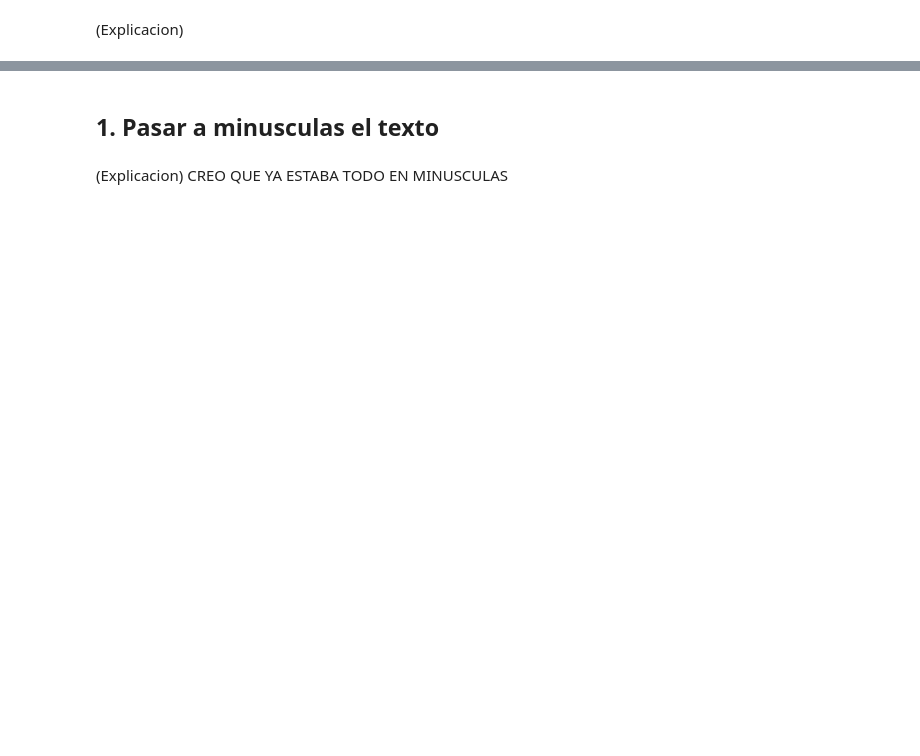
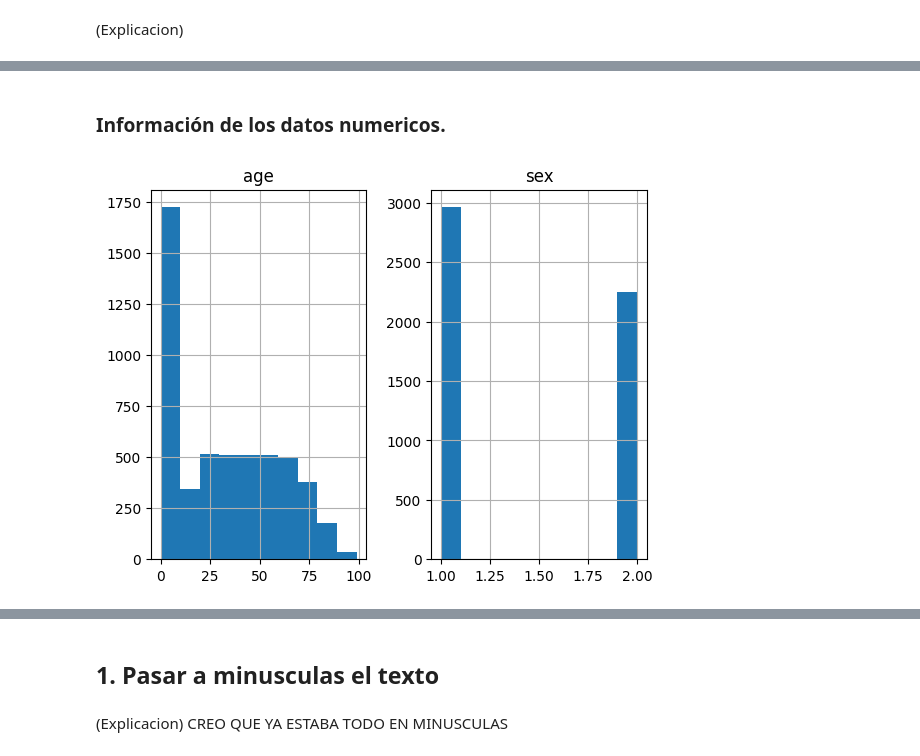
Before and after one commit to PeioLlano/MD-Verbal-Autopsy-Clustering, a Jupyter notebook: ClusteringVerbalAutopsy.ipynb, the cells around one changed output, grey strips where cells are left out. Drawn from its saved outputs; the diff is of its cells as text; code cells hidden in the pictures; blank space fills up the shorter version.

```diff
--- a/ClusteringVerbalAutopsy.ipynb
+++ b/ClusteringVerbalAutopsy.ipynb
@@ -112,0 +293,7 @@ data.head(5)
+# %% [markdown]
+<h3>Información de los datos numericos.</h3>
+# %%
+data.drop(['gs_text34'],1).hist()
+plt.show()
+# %% [output]
+[figure, added]
```
Also changed, not shown: parts of 29 cells of this notebook.
